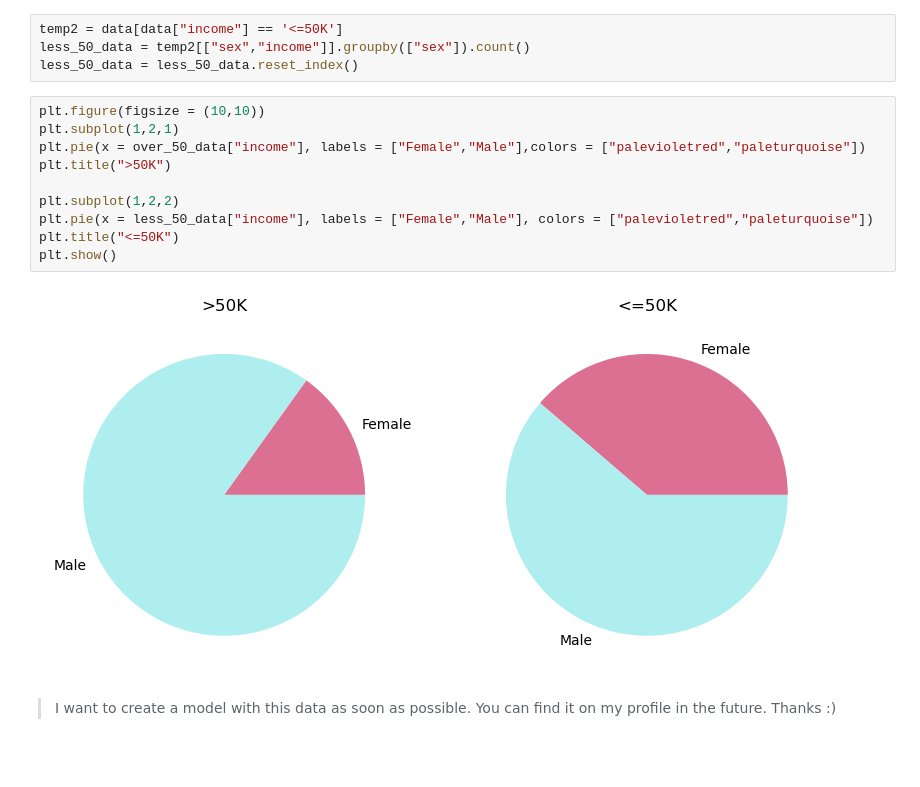
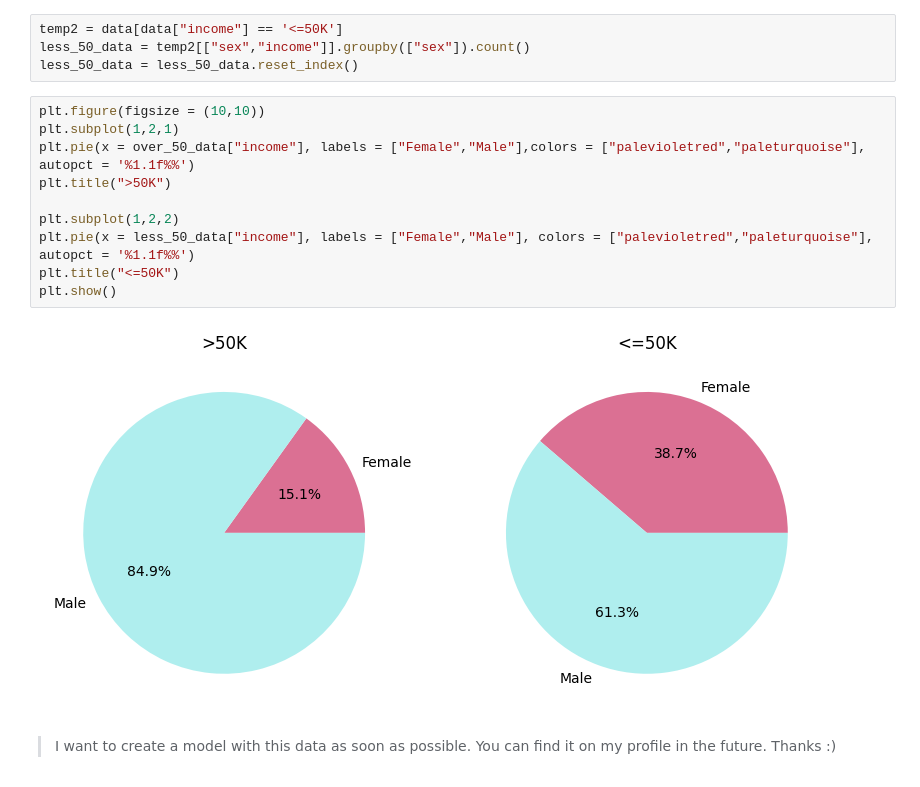
Before and after one commit to chrnthnkmutt/CPE393_TBA_MLOps, a Jupyter notebook: notebooks/01_Analyze_and_Visualization.ipynb, the cells around one changed output. Drawn from its saved outputs; the diff is of its cells as text; blank space fills up the shorter version.

```diff
--- a/notebooks/01_Analyze_and_Visualization.ipynb
+++ b/notebooks/01_Analyze_and_Visualization.ipynb
@@ -250,14 +250,14 @@ less_50_data = less_50_data.reset_index()
 # %%
 plt.figure(figsize = (10,10))
 plt.subplot(1,2,1)
-plt.pie(x = over_50_data["income"], labels = ["Female","Male"],colors = ["palevioletred","paleturquoise"])
+plt.pie(x = over_50_data["income"], labels = ["Female","Male"],colors = ["palevioletred","paleturquoise"], autopct = '%1.1f%%')
 plt.title(">50K")
 
 plt.subplot(1,2,2)
-plt.pie(x = less_50_data["income"], labels = ["Female","Male"], colors = ["palevioletred","paleturquoise"])
+plt.pie(x = less_50_data["income"], labels = ["Female","Male"], colors = ["palevioletred","paleturquoise"], autopct = '%1.1f%%')
 plt.title("<=50K")
 plt.show()
 # %% [output]
-[figure, old version]
+[figure, new version]
 # %% [markdown]
 > I want to create a model with this data as soon as possible. You can find it on my profile in the future. Thanks :)
```
Also changed, not shown: parts of 2 cells of this notebook.
